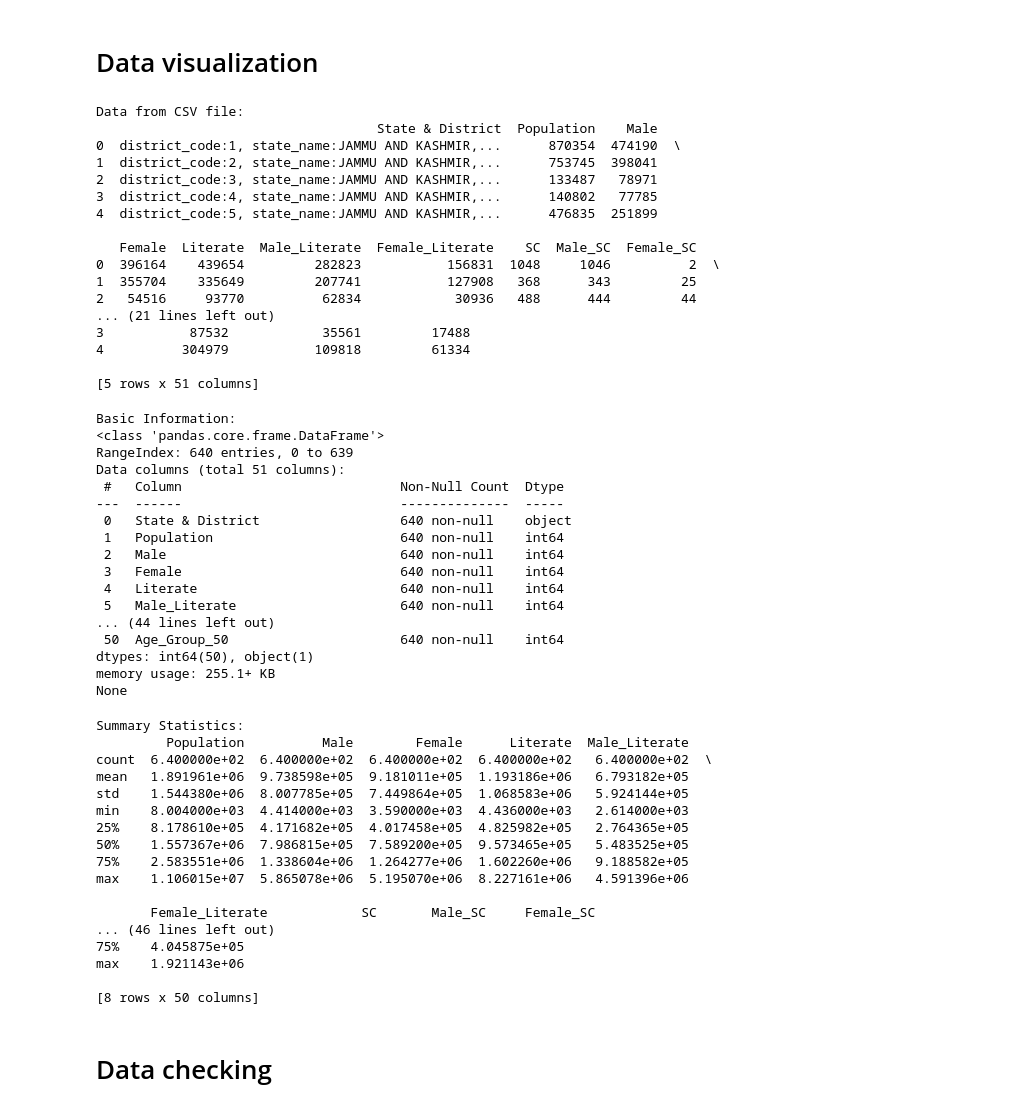
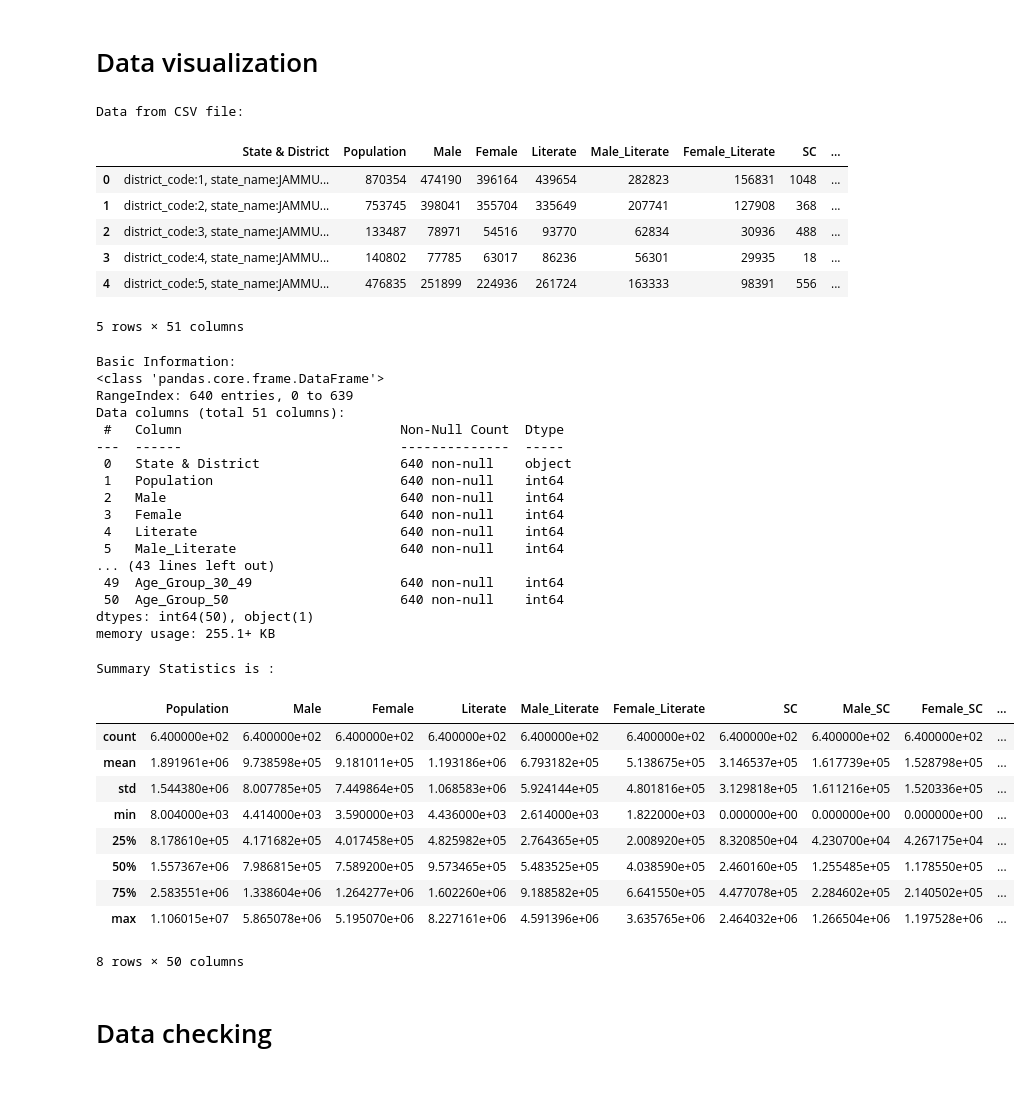
Before and after one commit to RAFIKSHA/Processing-the-Dataset-ass1, a Jupyter notebook: index.py.ipynb, the cells around one changed output. Saved outputs shown, nothing was run; the diff lists cells and outputs as text; code cells hidden in the pictures.

Commit message:
changes for output visualization

```diff
--- a/index.py.ipynb
+++ b/index.py.ipynb
@@ -14,29 +14,20 @@ dataset = pd.read_csv("india.csv")
 # %%
 #Provide a glimpse of the starting records in the DataFrame.
 print("Data from CSV file:")
-print(dataset.head())
+dataset.head()
 # %% [output]
 Data from CSV file:
-                                    State & District  Population    Male
-0  district_code:1, state_name:JAMMU AND KASHMIR,...      870354  474190  \
-1  district_code:2, state_name:JAMMU AND KASHMIR,...      753745  398041
-2  district_code:3, state_name:JAMMU AND KASHMIR,...      133487   78971
-3  district_code:4, state_name:JAMMU AND KASHMIR,...      140802   77785
-4  district_code:5, state_name:JAMMU AND KASHMIR,...      476835  251899
-
-   Female  Literate  Male_Literate  Female_Literate    SC  Male_SC  Female_SC
-0  396164    439654         282823           156831  1048     1046          2  \
-1  355704    335649         207741           127908   368      343         25
-2   54516     93770          62834            30936   488      444         44
-... (21 lines left out)
-3           87532            35561         17488
-4          304979           109818         61334
-
-[5 rows x 51 columns]
+|  | State & District | Population | Male | Female | Literate | Male_Literate | Female_Literate | SC | ... |
+| 0 | district_code:1, state_name:JAMMU... | 870354 | 474190 | 396164 | 439654 | 282823 | 156831 | 1048 | ... |
+| 1 | district_code:2, state_name:JAMMU... | 753745 | 398041 | 355704 | 335649 | 207741 | 127908 | 368 | ... |
+| 2 | district_code:3, state_name:JAMMU... | 133487 | 78971 | 54516 | 93770 | 62834 | 30936 | 488 | ... |
+| 3 | district_code:4, state_name:JAMMU... | 140802 | 77785 | 63017 | 86236 | 56301 | 29935 | 18 | ... |
+| 4 | district_code:5, state_name:JAMMU... | 476835 | 251899 | 224936 | 261724 | 163333 | 98391 | 556 | ... |
+5 rows × 51 columns
 # %%
 # Displaying basic information about the DataFrame
 print("Basic Information:")
-print(dataset.info())     #Output the summary information of the DataFrame using the df.info() function.
+dataset.info()     #Output the summary information of the DataFrame using the df.info() function.
 # %% [output]
 Basic Information:
 <class 'pandas.core.frame.DataFrame'>
@@ -50,33 +41,27 @@ Data columns (total 51 columns):
  3   Female                            640 non-null    int64
  4   Literate                          640 non-null    int64
  5   Male_Literate                     640 non-null    int64
-... (44 lines left out)
+... (43 lines left out)
+ 49  Age_Group_30_49                   640 non-null    int64
  50  Age_Group_50                      640 non-null    int64
 dtypes: int64(50), object(1)
 memory usage: 255.1+ KB
-None
 # %%
 # Displaying summary statistics of numeric columns
 print("Summary Statistics is :")
-print(dataset.describe())   #Generate a statistical summary of the DataFrame using the `df.describe()` function.
+dataset.describe()   #Generate a statistical summary of the DataFrame using the `df.describe()` function.
 # %% [output]
-Summary Statistics:
-         Population          Male        Female      Literate  Male_Literate
-count  6.400000e+02  6.400000e+02  6.400000e+02  6.400000e+02   6.400000e+02  \
-mean   1.891961e+06  9.738598e+05  9.181011e+05  1.193186e+06   6.793182e+05
-std    1.544380e+06  8.007785e+05  7.449864e+05  1.068583e+06   5.924144e+05
-min    8.004000e+03  4.414000e+03  3.590000e+03  4.436000e+03   2.614000e+03
-25%    8.178610e+05  4.171682e+05  4.017458e+05  4.825982e+05   2.764365e+05
-50%    1.557367e+06  7.986815e+05  7.589200e+05  9.573465e+05   5.483525e+05
-75%    2.583551e+06  1.338604e+06  1.264277e+06  1.602260e+06   9.188582e+05
-max    1.106015e+07  5.865078e+06  5.195070e+06  8.227161e+06   4.591396e+06
-
-       Female_Literate            SC       Male_SC     Female_SC
-... (46 lines left out)
-75%    4.045875e+05
-max    1.921143e+06
-
-[8 rows x 50 columns]
+Summary Statistics is :
+|  | Population | Male | Female | Literate | Male_Literate | Female_Literate | SC | Male_SC | Female_SC | ... |
+| count | 6.400000e+02 | 6.400000e+02 | 6.400000e+02 | 6.400000e+02 | 6.400000e+02 | 6.400000e+02 | 6.400000e+02 | 6.400000e+02 | 6.400000e+02 | ... |
+| mean | 1.891961e+06 | 9.738598e+05 | 9.181011e+05 | 1.193186e+06 | 6.793182e+05 | 5.138675e+05 | 3.146537e+05 | 1.617739e+05 | 1.528798e+05 | ... |
+| std | 1.544380e+06 | 8.007785e+05 | 7.449864e+05 | 1.068583e+06 | 5.924144e+05 | 4.801816e+05 | 3.129818e+05 | 1.611216e+05 | 1.520336e+05 | ... |
+| min | 8.004000e+03 | 4.414000e+03 | 3.590000e+03 | 4.436000e+03 | 2.614000e+03 | 1.822000e+03 | 0.000000e+00 | 0.000000e+00 | 0.000000e+00 | ... |
+| 25% | 8.178610e+05 | 4.171682e+05 | 4.017458e+05 | 4.825982e+05 | 2.764365e+05 | 2.008920e+05 | 8.320850e+04 | 4.230700e+04 | 4.267175e+04 | ... |
+| 50% | 1.557367e+06 | 7.986815e+05 | 7.589200e+05 | 9.573465e+05 | 5.483525e+05 | 4.038590e+05 | 2.460160e+05 | 1.255485e+05 | 1.178550e+05 | ... |
+| 75% | 2.583551e+06 | 1.338604e+06 | 1.264277e+06 | 1.602260e+06 | 9.188582e+05 | 6.641550e+05 | 4.477078e+05 | 2.284602e+05 | 2.140502e+05 | ... |
+| max | 1.106015e+07 | 5.865078e+06 | 5.195070e+06 | 8.227161e+06 | 4.591396e+06 | 3.635765e+06 | 2.464032e+06 | 1.266504e+06 | 1.197528e+06 | ... |
+8 rows × 50 columns
 # %% [markdown]
 # Data checking
 # %%
```
Also changed, not shown: parts of 2 cells of this notebook.
